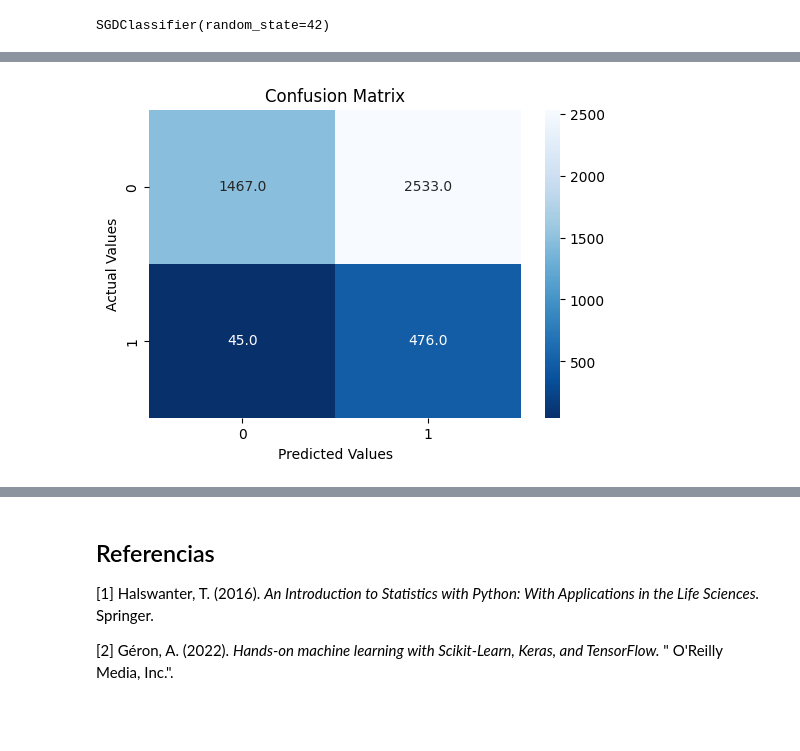
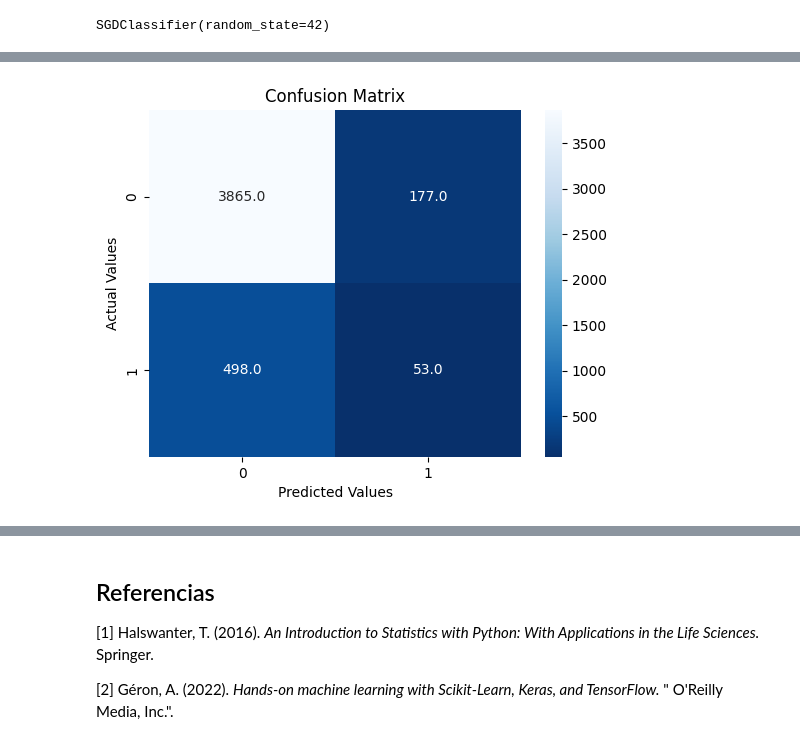
Before and after one commit to joefavergel/pbs-enae-python-applications-course, a Jupyter notebook: 1-customer-segmentation-target marketing.ipynb, the cells around one changed output, grey strips where cells are left out. Drawn from its saved outputs; the diff is of its cells as text; code cells hidden in the pictures; blank space fills up the shorter version.

```diff
--- a/1-customer-segmentation-target marketing.ipynb
+++ b/1-customer-segmentation-target marketing.ipynb
@@ -316,6 +421,10 @@ train = pd.concat([
     pd.get_dummies(train["marital"], prefix='marital'),
     pd.get_dummies(train["month"], prefix='month')
 ], axis=1)
+train = pd.concat([
+    train,
+    pd.DataFrame(np.zeros((len(train), 2)), columns=["month_11", "month_12"]),
+], axis=1)
 
 test = pd.concat([
     test,
@@ -323,8 +432,22 @@ test = pd.concat([
     pd.get_dummies(test["marital"], prefix='marital'),
     pd.get_dummies(test["month"], prefix='month')
 ], axis=1)
+test = pd.concat([
+    test,
+    pd.DataFrame(
+        index=np.arange(0, len(test)),
+        data=np.zeros((len(test), 10)),
+        columns=[f"month_{idx}" for idx in range(1, 11)]
+    )
+], axis=1)
+
+# with pd.option_context('display.max_columns', None):
+#     print(f"[INFO] Training dataset dimnesions (rows, cols): {train.shape}")
+#     display(train.head())
 
 with pd.option_context('display.max_columns', None):
     print(f"[INFO] Training dataset dimnesions (rows, cols): {train.shape}")
     display(train.head())
+    print(f"\n[INFO] Testing dataset dimnesions (rows, cols): {test.shape}")
+    display(test.head())
 # %% [output]
@@ -431,8 +546,9 @@ baseline_features = [
        'pdays', 'previous', 'job_admin.', 'job_blue-collar', 'job_entrepreneur', 'job_housemaid',
        'job_management', 'job_retired', 'job_self-employed', 'job_services', 'job_student',
        'job_technician', 'job_unemployed', 'marital_divorced', 'marital_married',
-       'marital_single', 'month_apr', 'month_aug', 'month_dec', 'month_feb', 'month_jan',
-       'month_jul', 'month_jun', 'month_mar', 'month_may', 'month_nov', 'month_oct', 'month_sep'
+       'marital_single', 'month_1', 'month_2', 'month_3', 'month_4', 'month_5', 'month_6',
+       'month_7', 'month_8', 'month_9', 'month_10', 'month_11', 'month_12'
+
 ]
 features = [
        'education', 'default', 'balance', 'housing', 'loan', 'duration', 'campaign',
@@ -472,11 +604,10 @@ X_train, X_test = train[baseline_features].values, test[baseline_features].value
 y_train, y_test = train[target].values, test[target].values
 # %%
 from sklearn.linear_model import SGDClassifier
-
-SEED = 42
+from sklearn.calibration import CalibratedClassifierCV
 
 
-sgd_clf = SGDClassifier(random_state=SEED)
+sgd_clf = SGDClassifier(random_state=SEED, loss="hinge")
 sgd_clf.fit(X_train, y_train)
 # %% [output]
 SGDClassifier(random_state=42)
@@ -497,22 +628,24 @@ print(
 # %%
 import seaborn as sns
 from sklearn.metrics import confusion_matrix
 
+palette = sns.color_palette(["#e42256", "#00b1b0"])
+
 
 def plot_confusion_matrix(cm: np.array, title: str = None):
-    plt.figure(figsize=(6, 4))
-    cm_plot = sns.heatmap(cm, annot=True, cmap = 'Blues_r', fmt='.1f')
+    plt.figure(figsize=(6, 4.5))
+    cm_plot = sns.heatmap(cm, annot=True, cmap='Blues_r', fmt='.1f')
     cm_plot.set_xlabel('Predicted Values')
     cm_plot.set_ylabel('Actual Values')
     cm_plot.set_title("Confusion Matrix" if title is None else f"{title}")
     plt.show()
 
 
 y_pred = sgd_clf.predict(X_test)
 cm = confusion_matrix(y_test, y_pred)
 plot_confusion_matrix(cm)
 # %% [output]
-[figure, old version]
+[figure, new version]
 # %%
 from sklearn.model_selection import cross_val_predict
 
```
Also changed, not shown: parts of 24 cells of this notebook.
